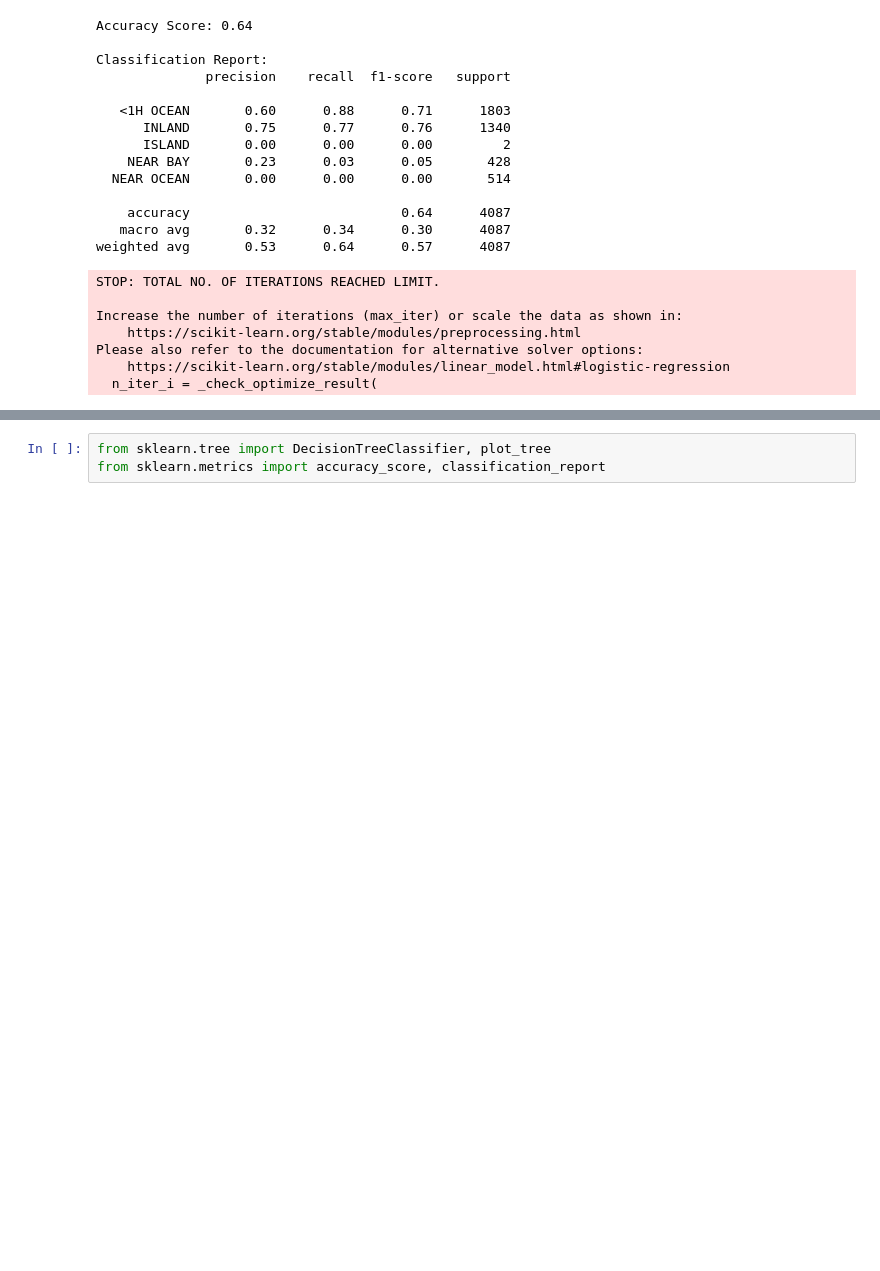
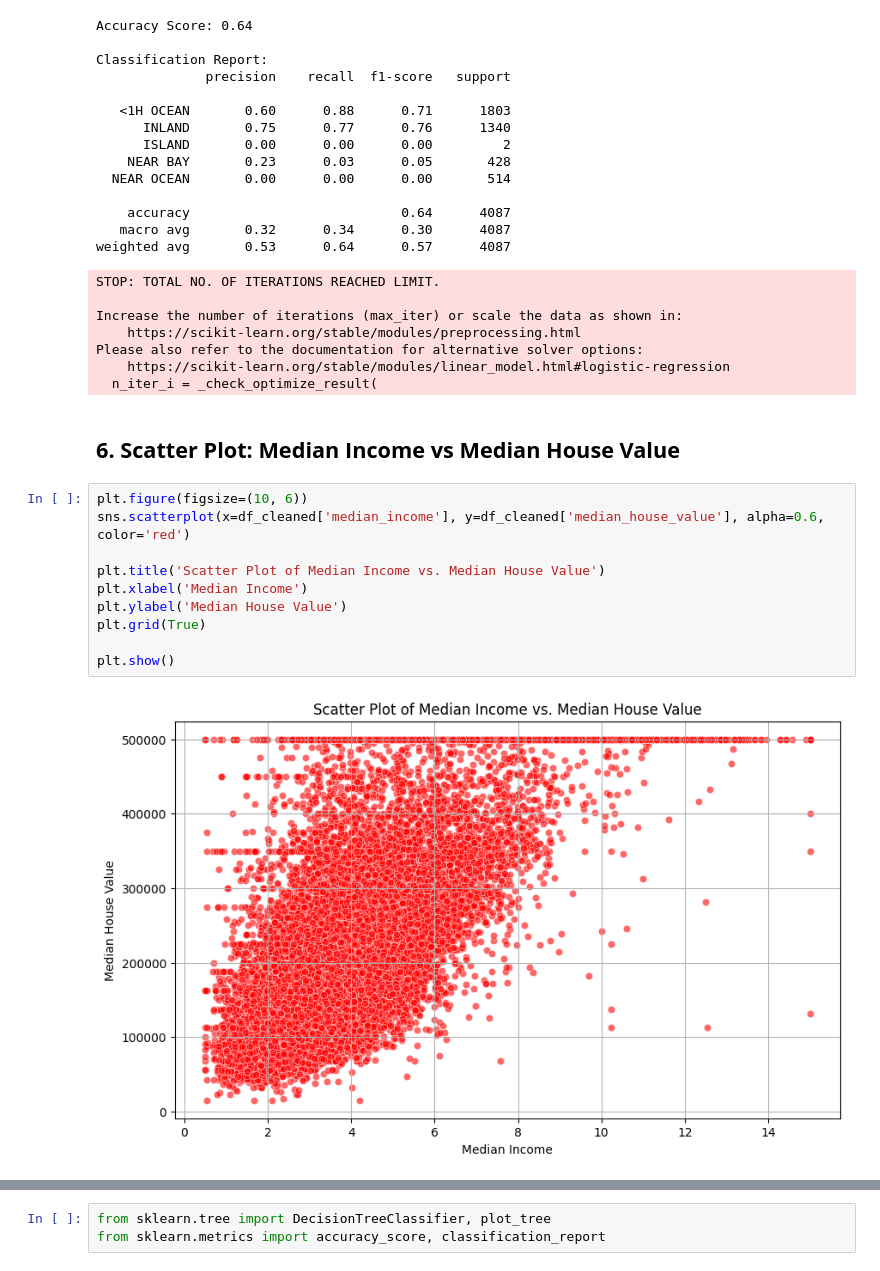
Before and after one commit to alexnehc/cs661final, a Jupyter notebook: cs661final.ipynb, the cells around one changed output, grey strips where cells are left out. Saved outputs shown, nothing was run; the diff lists cells and outputs as text; blank space fills up the shorter version.

```diff
--- a/cs661final.ipynb
+++ b/cs661final.ipynb
@@ -111,3 +161,17 @@ Increase the number of iterations (max_iter) or scale the data as shown in:
 Please also refer to the documentation for alternative solver options:
     https://scikit-learn.org/stable/modules/linear_model.html#logistic-regression
   n_iter_i = _check_optimize_result(
+# %% [markdown]
+## **6. Scatter Plot: Median Income vs Median House Value**
+# %%
+plt.figure(figsize=(10, 6))
+sns.scatterplot(x=df_cleaned['median_income'], y=df_cleaned['median_house_value'], alpha=0.6, color='red')
+
+plt.title('Scatter Plot of Median Income vs. Median House Value')
+plt.xlabel('Median Income')
+plt.ylabel('Median House Value')
+plt.grid(True)
+
+plt.show()
+# %% [output]
+[figure, added]
```
Also changed, not shown: parts of 31 cells of this notebook.
